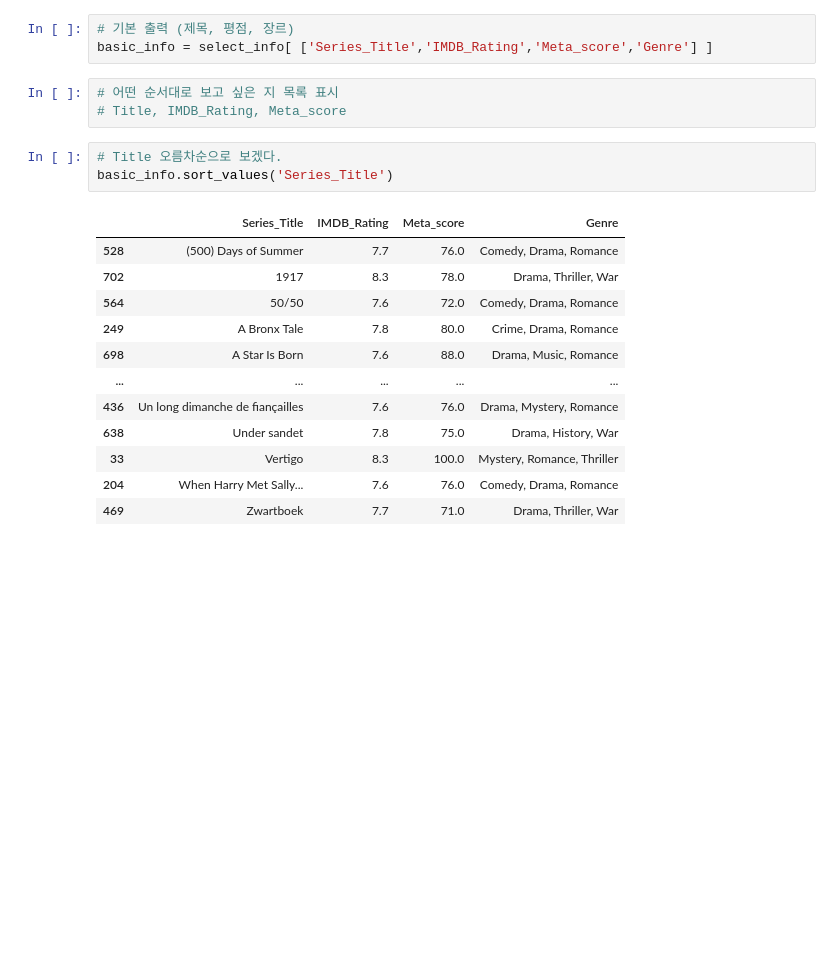
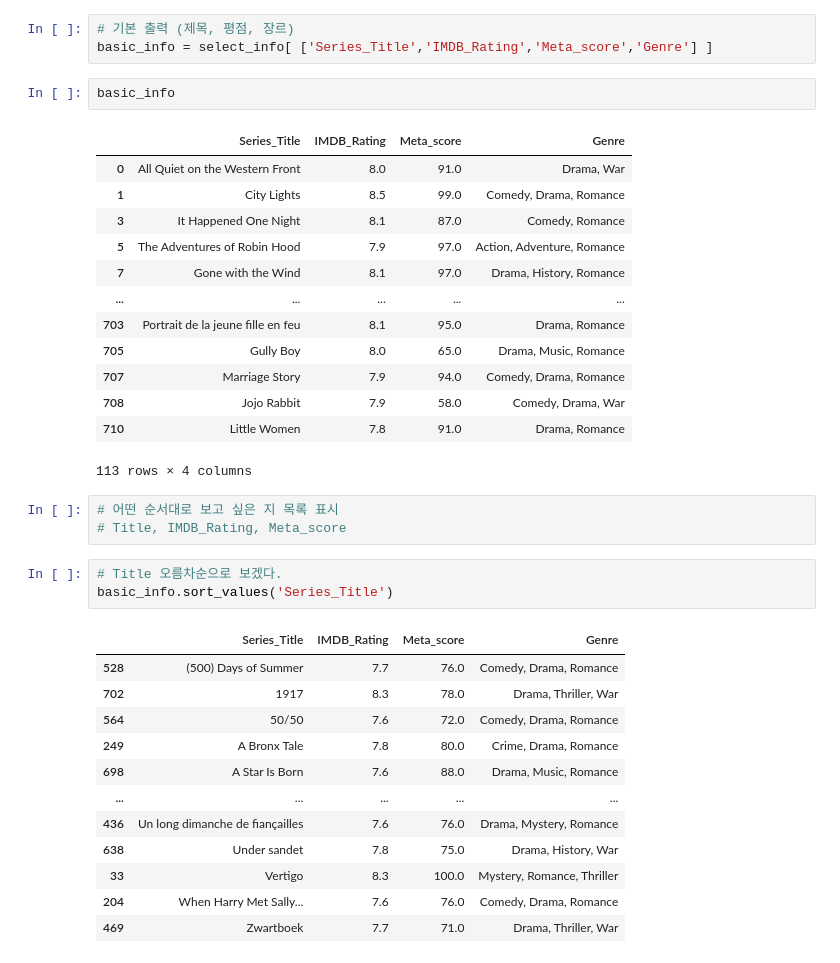
Before and after one commit to kimjieun990525/Top-1000-Movies, a Jupyter notebook: jupyter_notebook/project_1.ipynb, the cells around one changed output. Cells and saved outputs as stored; diff of their text form; blank space fills up the shorter version.

```diff
--- a/jupyter_notebook/project_1.ipynb
+++ b/jupyter_notebook/project_1.ipynb
@@ -651,6 +667,22 @@ select_info = df[df['Genre'].str.contains(test) ]
 # %%
 # 기본 출력 (제목, 평점, 장르)
 basic_info = select_info[ ['Series_Title','IMDB_Rating','Meta_score','Genre'] ]
+# %%
+basic_info
+# %% [output]
+|  | Series_Title | IMDB_Rating | Meta_score | Genre |
+| 0 | All Quiet on the Western Front | 8.0 | 91.0 | Drama, War |
+| 1 | City Lights | 8.5 | 99.0 | Comedy, Drama, Romance |
+| 3 | It Happened One Night | 8.1 | 87.0 | Comedy, Romance |
+| 5 | The Adventures of Robin Hood | 7.9 | 97.0 | Action, Adventure, Romance |
+| 7 | Gone with the Wind | 8.1 | 97.0 | Drama, History, Romance |
+| ... | ... | ... | ... | ... |
+| 703 | Portrait de la jeune fille en feu | 8.1 | 95.0 | Drama, Romance |
+| 705 | Gully Boy | 8.0 | 65.0 | Drama, Music, Romance |
+| 707 | Marriage Story | 7.9 | 94.0 | Comedy, Drama, Romance |
+| 708 | Jojo Rabbit | 7.9 | 58.0 | Comedy, Drama, War |
+| 710 | Little Women | 7.8 | 91.0 | Drama, Romance |
+113 rows × 4 columns
 # %%
 # 어떤 순서대로 보고 싶은 지 목록 표시
 # Title, IMDB_Rating, Meta_score
```
Also changed, not shown: parts of 20 cells of this notebook, 4 other files.
